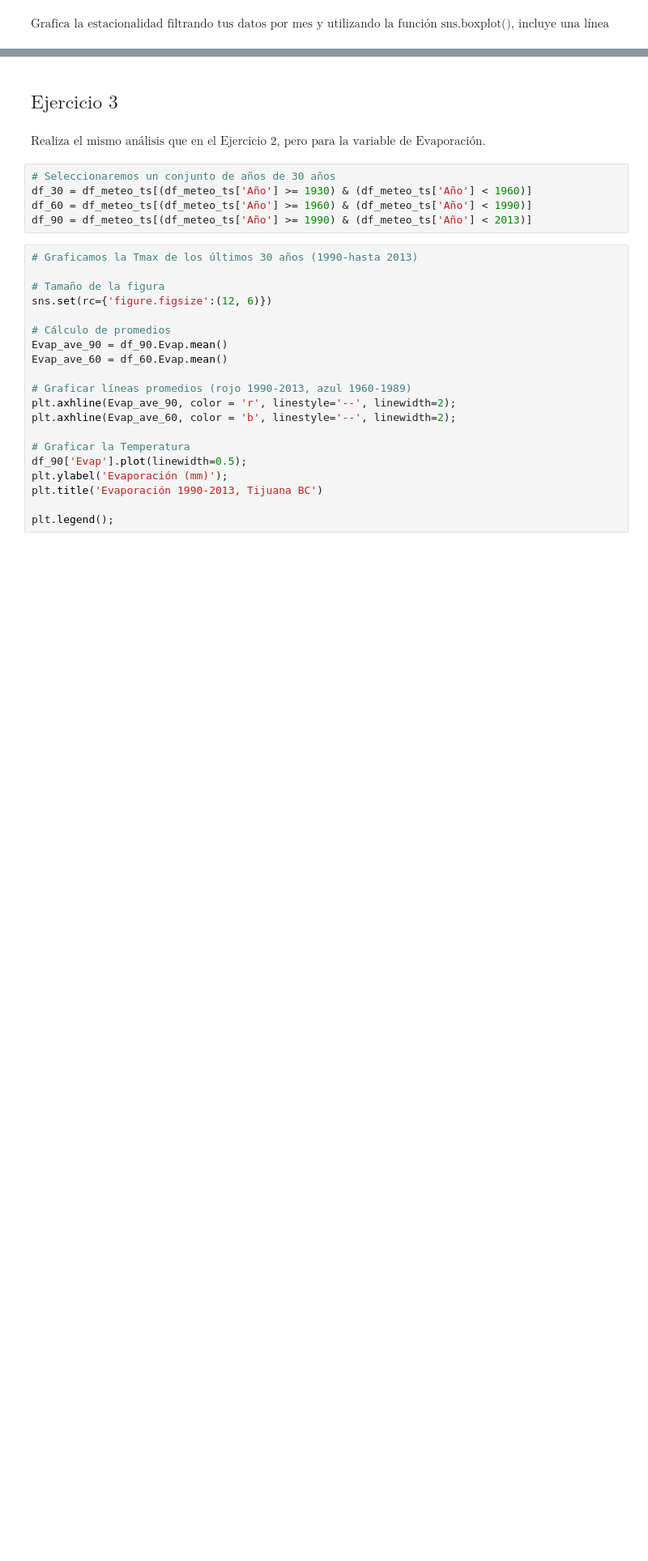
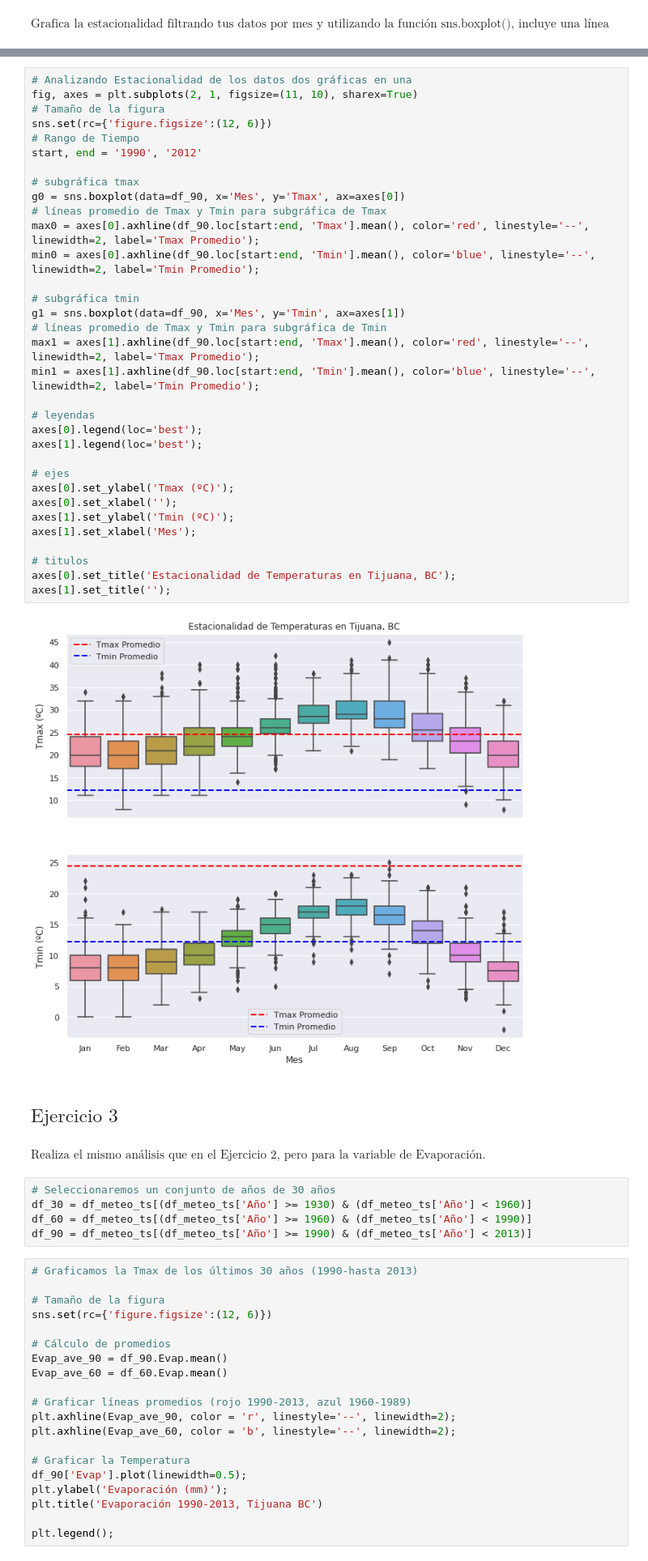
Before and after one commit to sebasbrowar/FisicaComputacional1, a Jupyter notebook: Actividad5/Actividad5.ipynb, the cells around one changed output, grey strips where cells are left out. Shown at 81% size. Drawn from its saved outputs; the diff is of its cells as text; blank space fills up the shorter version.

```diff
--- a/Actividad5/Actividad5.ipynb
+++ b/Actividad5/Actividad5.ipynb
@@ -286,3 +233,38 @@ for name, ax in zip(['Tmax', 'Tmin'], axes):
+# %%
+# Analizando Estacionalidad de los datos dos gráficas en una
+fig, axes = plt.subplots(2, 1, figsize=(11, 10), sharex=True)
+# Tamaño de la figura
+sns.set(rc={'figure.figsize':(12, 6)})
+# Rango de Tiempo
+start, end = '1990', '2012'
+
+# subgráfica tmax
+g0 = sns.boxplot(data=df_90, x='Mes', y='Tmax', ax=axes[0])
+# líneas promedio de Tmax y Tmin para subgráfica de Tmax
+max0 = axes[0].axhline(df_90.loc[start:end, 'Tmax'].mean(), color='red', linestyle='--', linewidth=2, label='Tmax Promedio');
+min0 = axes[0].axhline(df_90.loc[start:end, 'Tmin'].mean(), color='blue', linestyle='--', linewidth=2, label='Tmin Promedio');
+
+# subgráfica tmin
+g1 = sns.boxplot(data=df_90, x='Mes', y='Tmin', ax=axes[1])
+# líneas promedio de Tmax y Tmin para subgráfica de Tmin
+max1 = axes[1].axhline(df_90.loc[start:end, 'Tmax'].mean(), color='red', linestyle='--', linewidth=2, label='Tmax Promedio');
+min1 = axes[1].axhline(df_90.loc[start:end, 'Tmin'].mean(), color='blue', linestyle='--', linewidth=2, label='Tmin Promedio');
+
+# leyendas
+axes[0].legend(loc='best');
+axes[1].legend(loc='best');
+
+# ejes
+axes[0].set_ylabel('Tmax (ºC)');
+axes[0].set_xlabel('');
+axes[1].set_ylabel('Tmin (ºC)');
+axes[1].set_xlabel('Mes');
+
+# titulos
+axes[0].set_title('Estacionalidad de Temperaturas en Tijuana, BC');
+axes[1].set_title('');
+# %% [output]
+[figure, added]
 # %% [markdown]
 ## $\text{Ejercicio 3}$
 # %% [markdown]
```
Also changed, not shown: parts of 8 cells of this notebook.
